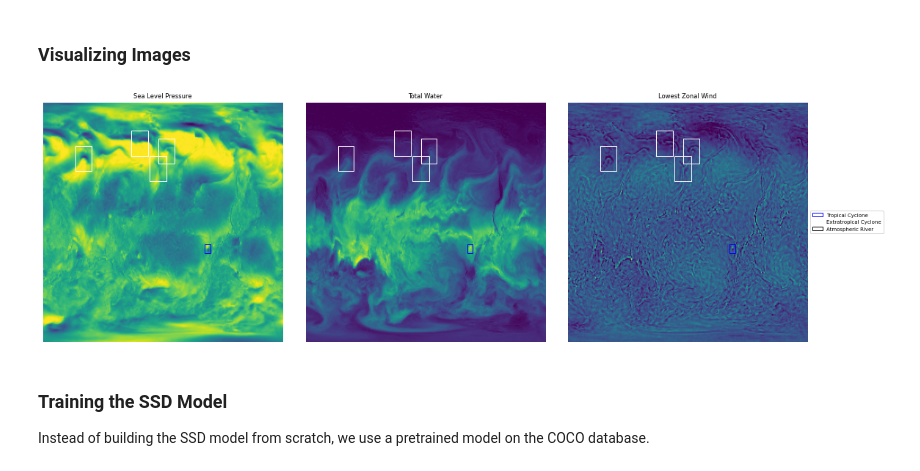
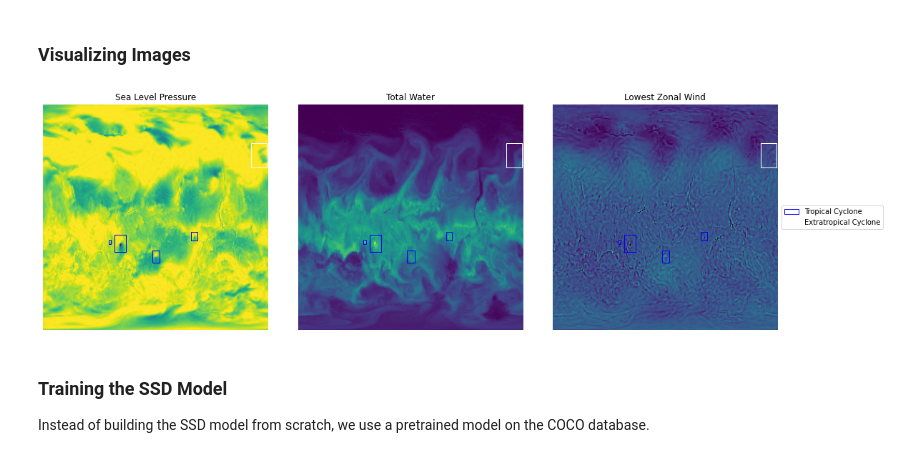
Before and after one commit to rtealwitter/Weather, a Jupyter notebook: main.ipynb, the cells around one changed output. Drawn from its saved outputs; the diff is of its cells as text; code cells hidden in the pictures.

```diff
--- a/main.ipynb
+++ b/main.ipynb
@@ -64,7 +81,10 @@ class ExtremeWeatherDataset(Dataset):
 # %%
+def collate_fn(batch):
+    return tuple(zip(*batch))
+
 prefix = '/content/drive/My Drive/extremeweather/' # where the data is stored
-train_data = ExtremeWeatherDataset(bbox_file=prefix+'train/bboxes.txt', img_dir=prefix+'train')
-train_dataloader = DataLoader(train_data, batch_size=64, shuffle=True)
+train_data = ExtremeWeatherDataset(dir=prefix+'train/')
+train_dataloader = DataLoader(train_data, batch_size=64, shuffle=True, collate_fn=collate_fn)
 # %% [markdown]
 ### Visualizing Images
 # %%
@@ -72,7 +92,7 @@ EVENTS = ['Tropical Depression', 'Tropical Cyclone', 'Extratropical Cyclone', 'A
 NAMES = ['Sea Level Pressure', 'Total Water', 'Lowest Zonal Wind']
 COLORS = ['red', 'blue', 'white', 'black']
 
-def plot_image(image, box):
+def plot_image(image, box, labels):
   if len(image.shape) == 2: image = np.array([image])
   num_channels = image.shape[0]
   num_rows = int(np.sqrt(num_channels))
@@ -88,27 +108,25 @@ def plot_image(image, box):
         elif num_rows > 1: ax = axs[i,j]
         ax.axis('off')
         ax.imshow(image[channel,])
-        addbox(ax, box)
+        addbox(ax, box, labels)
         ax.set_title(NAMES[channel])
   plt.legend(loc='center left', bbox_to_anchor=(1, 0.5))
   plt.show()
 
-def addbox(ax, box):
-  for row in box:
-    row = row.tolist()
-    if not np.all(row == -1):
-      ymin, xmin, ymax, xmax, event_class = row
-      handles, labels = ax.get_legend_handles_labels()
-      label = "" if EVENTS[event_class] in labels else EVENTS[event_class]
-      ax.add_patch(patches.Rectangle(xy=(xmin, ymin), width=xmax-xmin,
-                                     height=ymax-ymin, fill=False,
-                                     label=label, color=COLORS[event_class]))
+def addbox(ax, box, labels):
+  for i in range(len(box)):
+    left, top, right, bottom = box[i]
+    handles, existing_labels = ax.get_legend_handles_labels()
+    label = "" if (labels == None) or (EVENTS[labels[i]] in existing_labels) else EVENTS[labels[i]]
+    ax.add_patch(patches.Rectangle(xy=(left, bottom), width=right-left,
+                                    height=top-bottom, fill=False,
+                                    label=label, color=COLORS[labels[i]]))
 # %%
 # Plot images
-images, bboxes = next(iter(train_dataloader))
-plot_image(images[0], bboxes[0])
+images, bboxes, labels = next(iter(train_dataloader))
+plot_image(images[0], bboxes[0], labels[0])
 # %% [output]
-[figure, old version]
+[figure, new version]
 # %% [markdown]
 ### Training the SSD Model
 Instead of building the SSD model from scratch, we use a pretrained model on the COCO database.
```
Also changed, not shown: parts of 7 cells of this notebook.
